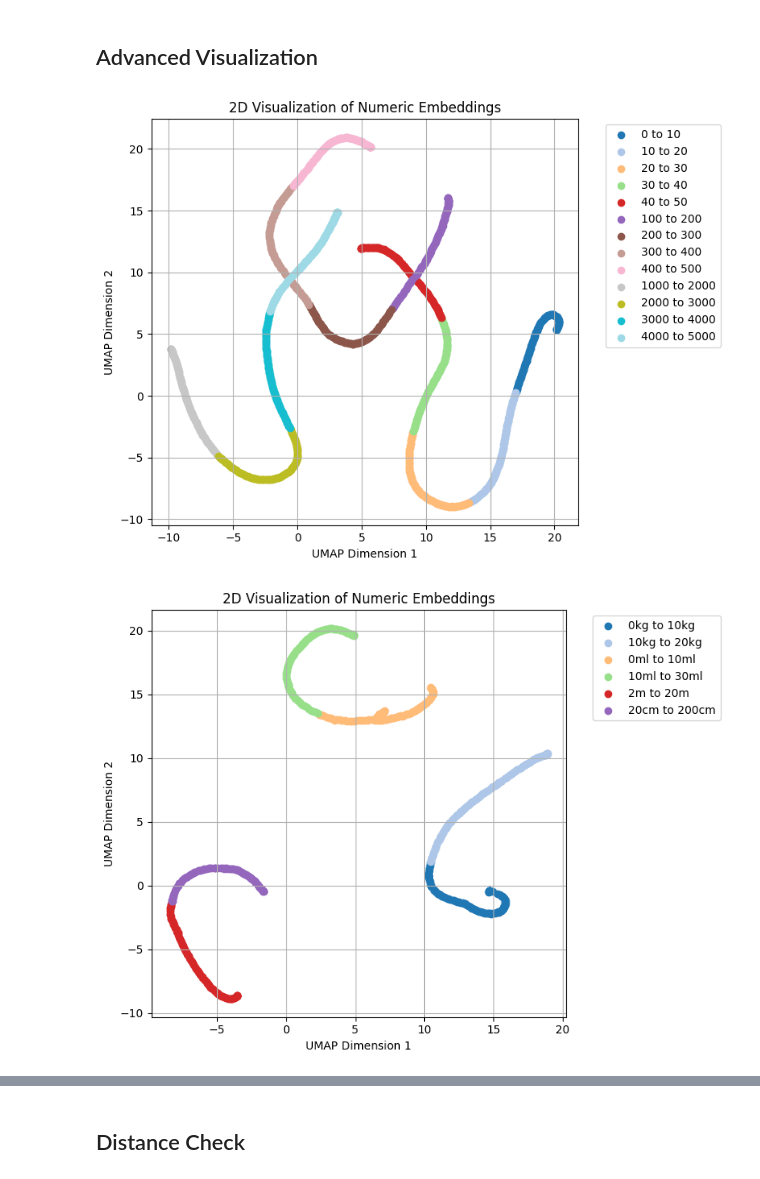
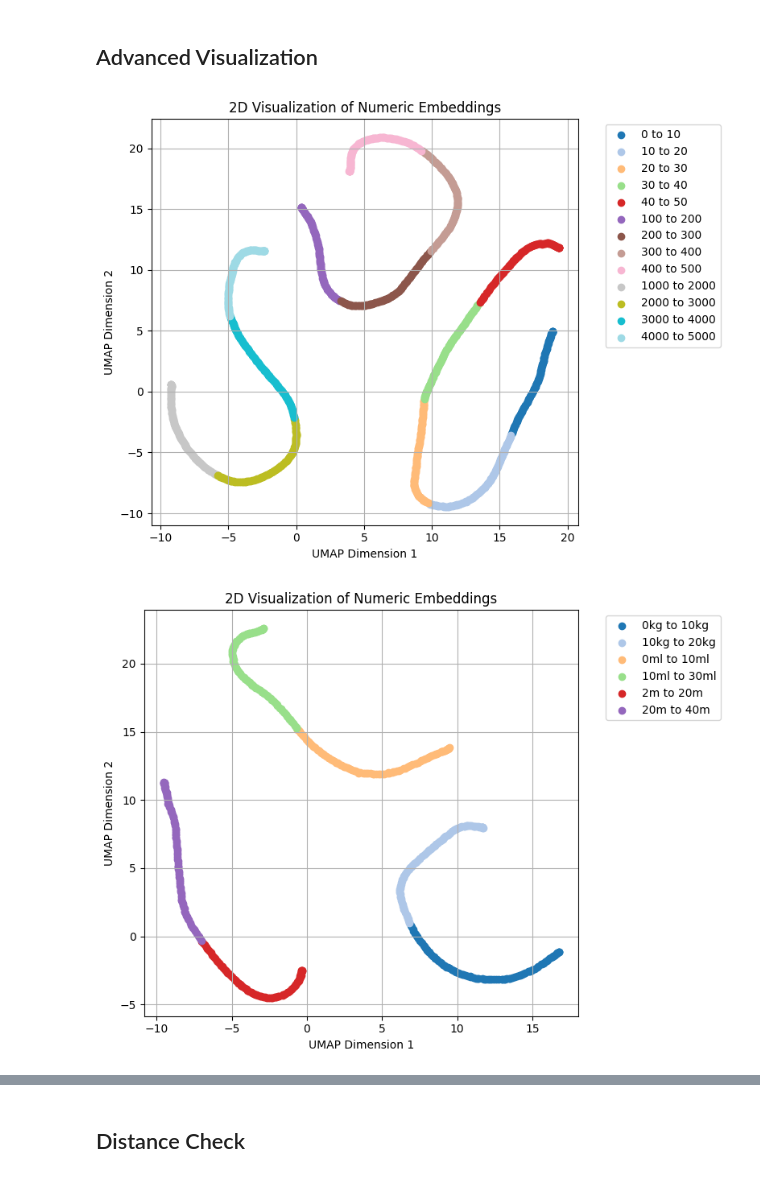
Before and after one commit to sucpark/NumericalNet, a Jupyter notebook: notebooks/test_numericnet_v1.ipynb, the cells around one changed output, grey strips where cells are left out. Cells and saved outputs as stored; diff of their text form; code cells hidden in the pictures.

```diff
--- a/notebooks/test_numericnet_v1.ipynb
+++ b/notebooks/test_numericnet_v1.ipynb
@@ -23,10 +28,10 @@ data_path = "/workspace/Data/NumericalNet/20240401_numericalnet_data_small.xlsx"
 
 with pd.ExcelFile(data_path) as xls:
     df_equal = pd.read_excel(xls, 'equal')
-    # df_greater = pd.read_excel(xls, 'greater')
-    # df_less = pd.read_excel(xls, 'less')
+    df_greater = pd.read_excel(xls, 'greater')
+    df_less = pd.read_excel(xls, 'less')
 
-data = pd.concat([df_equal], ignore_index=True)
+data = pd.concat([df_equal, df_greater, df_less], ignore_index=True)
 data
 # %% [output]
 |  | value1 | operation | value2 | type |
@@ -95,17 +100,16 @@ Temp Train Data:
  (83.32, 'mm', 8.332, 'cm', '=')]
 # %%
 # Hyperparameters
-train_batch_size = 756
+train_batch_size = 1024
 test_batch_size = 256
-num_epochs = 200
+num_epochs = 100
 num_warmup_steps = 500
-early_stopping_patience = 5
-learning_rate = 0.004
+early_stopping_patience = 200
 test_ratio = 0.1
 seed = 42
 device = torch.device('cuda' if torch.cuda.is_available() else 'cpu')
-learning_rate = 0.001
-weight_decay=2e-5
+learning_rate = 0.0004
+weight_decay=2e-6
 lr_scheduler = "cosine"
 
 # Split the data into train and validation
@@ -136,12 +140,13 @@ train_losses, valid_losses = [], []
 for idx, epoch in enumerate(range(num_epochs)):
     model.train()
     train_loss = 0.0
+    start = time.time()
     for batch in tr_dl:
         batch = [tensor.to(device) for tensor in batch]
         value1, unit1, value2, unit2, operation = batch
         value1_embeddings, value2_embeddings = model(value1), model(value2)
 
-        loss = model.loss_fn(value1_embeddings, value2_embeddings, unit1, unit2)
+        loss = model.loss_fn(value1_embeddings, value2_embeddings, unit1, unit2, operation)
         train_loss += loss.item()
 
         optimizer.zero_grad()
@@ -161,14 +166,14 @@ for idx, epoch in enumerate(range(num_epochs)):
             value1, unit1, value2, unit2, operation = batch
             value1_embeddings, value2_embeddings = model(value1), model(value2)
 
-            loss = model.loss_fn(value1_embeddings, value2_embeddings, unit1, unit2)
+            loss = model.loss_fn(value1_embeddings, value2_embeddings, unit1, unit2, operation)
             val_loss += loss.item()
 
         val_loss /= len(val_dl)
         valid_losses.append(val_loss)
-
-    if (epoch+1) % 5 == 0:
-        print(f"Epoch[{epoch+1}/{num_epochs}]|LR: {optimizer.param_groups[0]['lr']:.6f}|Train Loss: {train_loss:.6f}|Val Loss: {val_loss:.6f}")
+    elapsed = (time.time() - start)*1000
+    if (epoch+1) % 1 == 0:
+        print(f"Epoch[{epoch+1}/{num_epochs}]|LR: {optimizer.param_groups[0]['lr']:.6f}|Train Loss: {train_loss:.6f}|Val Loss: {val_loss:.6f}|Elapsed time: {elapsed:.2f}ms")
 
     # Early stopping
     if val_loss < best_loss:
@@ -225,5 +230,5 @@ plot_loss(train_losses, valid_losses)
 # %%
-output_path = "../output/20240401_numericalnet_small"
+output_path = "../output/20240403_numericalnet_small_dim200"
 os.makedirs(output_path, exist_ok=True)
 
 unit_to_idx_path = os.path.join(output_path, "unit_to_idx.json")
@@ -408,7 +413,7 @@ plt.grid(True)
 plt.tight_layout()
 plt.show()
 # %% [output]
-[figure, old version]
+[figure, new version]
 # %%
 digit_unit_ranges = [
     ("kg", 0, 10, 0.1),
@@ -416,7 +421,7 @@ digit_unit_ranges = [
     ("ml", 0, 10, 0.1),
     ("ml", 10, 30, 0.2),
     ("m", 2, 20, 0.2),
-    ("cm", 20, 200, 2),
+    ("m", 20, 40, 0.2),
 ]
 
 numeric_digit_embeddings = []
@@ -426,33 +431,33 @@ with torch.no_grad():
         temp_digit_unit_range = get_numeric_range(start, end, step)
         for digit in temp_digit_unit_range:
             temp_embedding = model.get_digit_unit_embedding(digit, unit)
             numeric_digit_embeddings.append(temp_embedding.cpu().numpy())
         numeric_digit_labels.append(np.ones(len(temp_digit_unit_range))*idx)
 
 embeddings = np.concatenate(numeric_digit_embeddings)
 embeddings_2d = apply_umap(embeddings)
 labels = np.concatenate(numeric_digit_labels)
 unique_labels = np.unique(labels)
 labels_text = [f'{x[1]}{x[0]} to {x[2]}{x[0]}' for x in digit_unit_ranges]
 
 # Generate colors for each range
 cmap = plt.cm.get_cmap('tab20', len(ranges))
 colors = [cmap(i) for i in range(len(ranges))]
 
 # Draw Plots
 plt.figure(figsize=(8, 6))
 for label, color, text in zip(unique_labels, colors, labels_text):
     mask = labels == label
     plt.scatter(embeddings_2d[mask, 0], embeddings_2d[mask, 1], c=color, label=text)
 
 plt.xlabel('UMAP Dimension 1')
 plt.ylabel('UMAP Dimension 2')
 plt.title('2D Visualization of Numeric Embeddings')
 plt.legend(bbox_to_anchor=(1.05, 1), loc='upper left')
 plt.grid(True)
 plt.tight_layout()
 plt.show()
 # %% [output]
-[figure, old version]
+[figure, new version]
 # %%
 digit_unit_ranges = [
```
Also changed, not shown: parts of 14 cells of this notebook, 1 other file.
